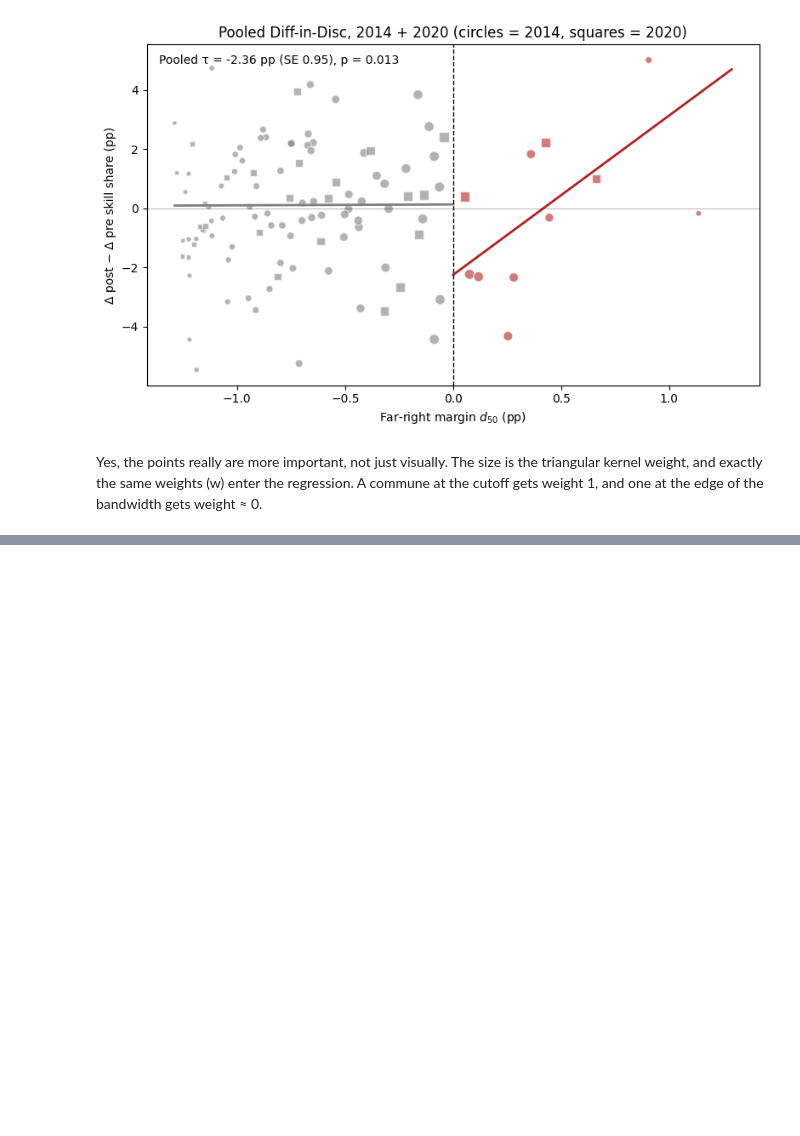
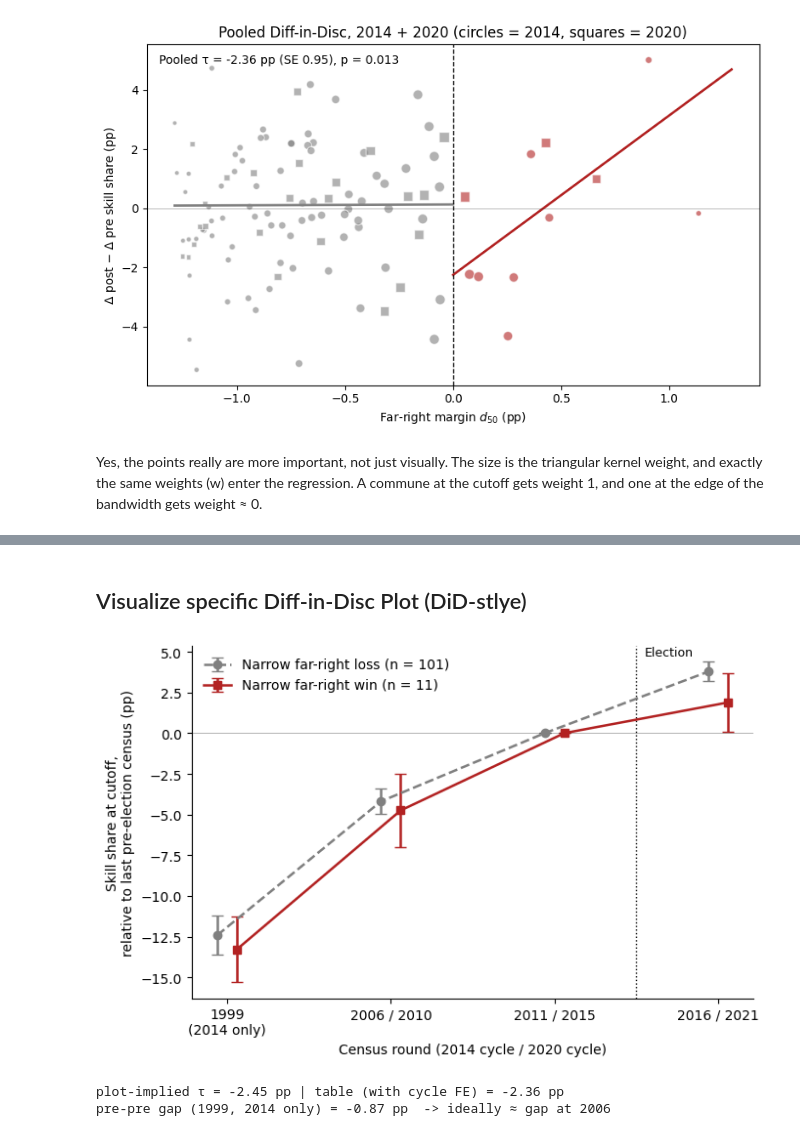
Before and after one commit to Tobias-Bue/far-right-rdd-thesis, a Jupyter notebook: Outcome_Variables_female.ipynb, the cells around one changed output, grey strips where cells are left out. Cells and saved outputs as stored; diff of their text form; code cells hidden in the pictures; blank space fills up the shorter version.

```diff
--- a/Outcome_Variables_female.ipynb
+++ b/Outcome_Variables_female.ipynb
@@ -289,0 +287,50 @@ Two notes for the caption:
+# %% [markdown]
+## Visualize specific Diff-in-Disc Plot (DiD-stlye)
+# %%
+# ── Main figure: pooled Diff-in-Disc, event-time view (4 census rounds) ──
+h = h_pooled
+d = df[df['d_50'].abs() <= h].dropna(subset=['skill_share_trend', 'delta_skill_share']).copy()
+d['w'] = 1 - d['d_50'].abs() / h
+d['t_m2'] = -(d['skill_share_trend'] + d['skill_share_trend2']) * 100   # 1999 (2014 cycle only)
+d['t_m1'] = -d['skill_share_trend'] * 100                               # 2006 / 2010
+d['t_p1'] = d['delta_skill_share'] * 100                                # 2016 / 2021
+
+rounds = ['t_m2', 't_m1', None, 't_p1']          # None = k=0 (normalisation)
+x_pos = np.array([-2, -1, 0, 1])                 # census rounds, not years (1999→2006 is 7 yrs)
+fig, ax = plt.subplots(figsize=(7, 4.5))
+paths = {}
+for treated, color, marker, ls, name in [(0, 'grey', 'o', '--', 'Narrow far-right loss'),
+                                         (1, 'firebrick', 's', '-', 'Narrow far-right win')]:
+    s = d[d['treat'] == treated]
+    est, ci = [], []
+    for col in rounds:
+        if col is None:
+            est.append(0.0); ci.append(0.0); continue
+        sk = s.dropna(subset=[col])                                     # t_m2: 2014 cycle only
+        fit = smf.wls(f'{col} ~ d_50', data=sk, weights=sk['w']).fit(
+            cov_type='cluster', cov_kwds={'groups': sk['code_commune']})
+        est.append(fit.params['Intercept']); ci.append(1.96 * fit.bse['Intercept'])
+    paths[treated] = est
+    n = s[['code_commune', 'election_year']].drop_duplicates().shape[0]
+    ax.errorbar(x_pos + (0.06 if treated else -0.06), est, yerr=ci, marker=marker, ls=ls,
+                color=color, lw=1.8, ms=6, capsize=4, label=f"{name} (n = {n})")
+
+ax.axvline(0.5, color='black', ls=':', lw=1)                           # election between k=0 and k=+1
+ax.text(0.55, ax.get_ylim()[1], 'Election', va='top', fontsize=9)
+ax.axhline(0, color='black', lw=0.5, alpha=0.4)
+ax.set_xticks(x_pos)
+ax.set_xticklabels(['1999\n(2014 only)', '2006 / 2010', '2011 / 2015', '2016 / 2021'])
+ax.set_xlabel('Census round (2014 cycle / 2020 cycle)')
+ax.set_ylabel('Skill share at cutoff,\nrelative to last pre-election census (pp)')
+ax.legend(loc='upper left', frameon=False)
+ax.spines[['top', 'right']].set_visible(False)
+plt.tight_layout(); plt.savefig('diffindisc_pooled_did.pdf', bbox_inches='tight'); plt.show()
+
+gap = np.array(paths[1]) - np.array(paths[0])
+tau = model_pooled_base.params['treat:post'] * 100
+print(f"plot-implied τ = {gap[3] + gap[1]:.2f} pp | table (with cycle FE) = {tau:.2f} pp")
+print(f"pre-pre gap (1999, 2014 only) = {gap[0]:.2f} pp  -> ideally ≈ gap at 2006")
+# %% [output]
+[figure, added]
+plot-implied τ = -2.45 pp | table (with cycle FE) = -2.36 pp
+pre-pre gap (1999, 2014 only) = -0.87 pp  -> ideally ≈ gap at 2006
```
Also changed, not shown: parts of 7 cells of this notebook, 1 other file.
